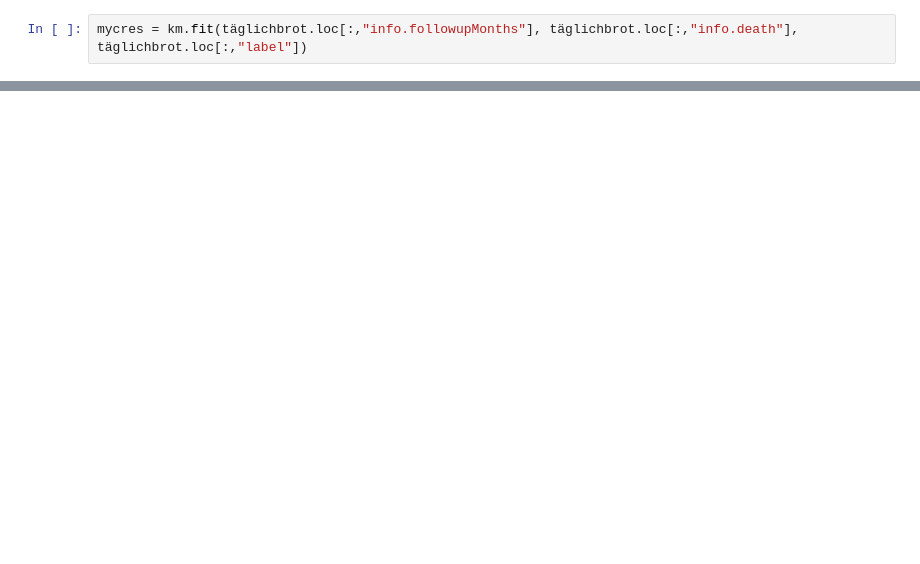
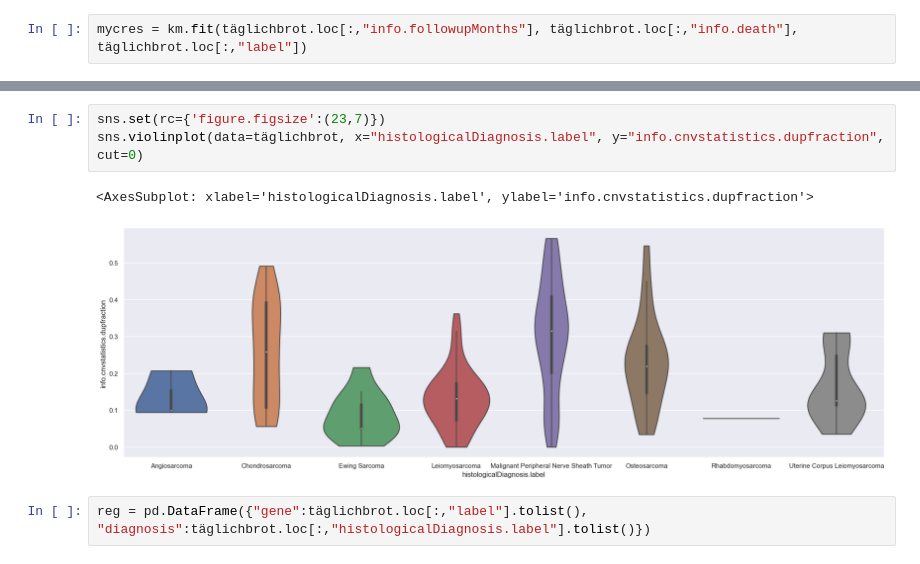
Before and after one commit to danielbreitenmoser/sarcoma, a Jupyter notebook: thecode.ipynb, the cells around one changed output, grey strips where cells are left out. Drawn from its saved outputs; the diff is of its cells as text; blank space fills up the shorter version.

```diff
--- a/thecode.ipynb
+++ b/thecode.ipynb
@@ -60,0 +104,8 @@ km.plot(mycres)
+# %%
+sns.set(rc={'figure.figsize':(23,7)})
+sns.violinplot(data=täglichbrot, x="histologicalDiagnosis.label", y="info.cnvstatistics.dupfraction", cut=0)
+# %% [output]
+<AxesSubplot: xlabel='histologicalDiagnosis.label', ylabel='info.cnvstatistics.dupfraction'>
+[figure, added]
+# %%
+reg = pd.DataFrame({"gene":täglichbrot.loc[:,"label"].tolist(), "diagnosis":täglichbrot.loc[:,"histologicalDiagnosis.label"].tolist()})
```
Also changed, not shown: parts of 17 cells of this notebook.
